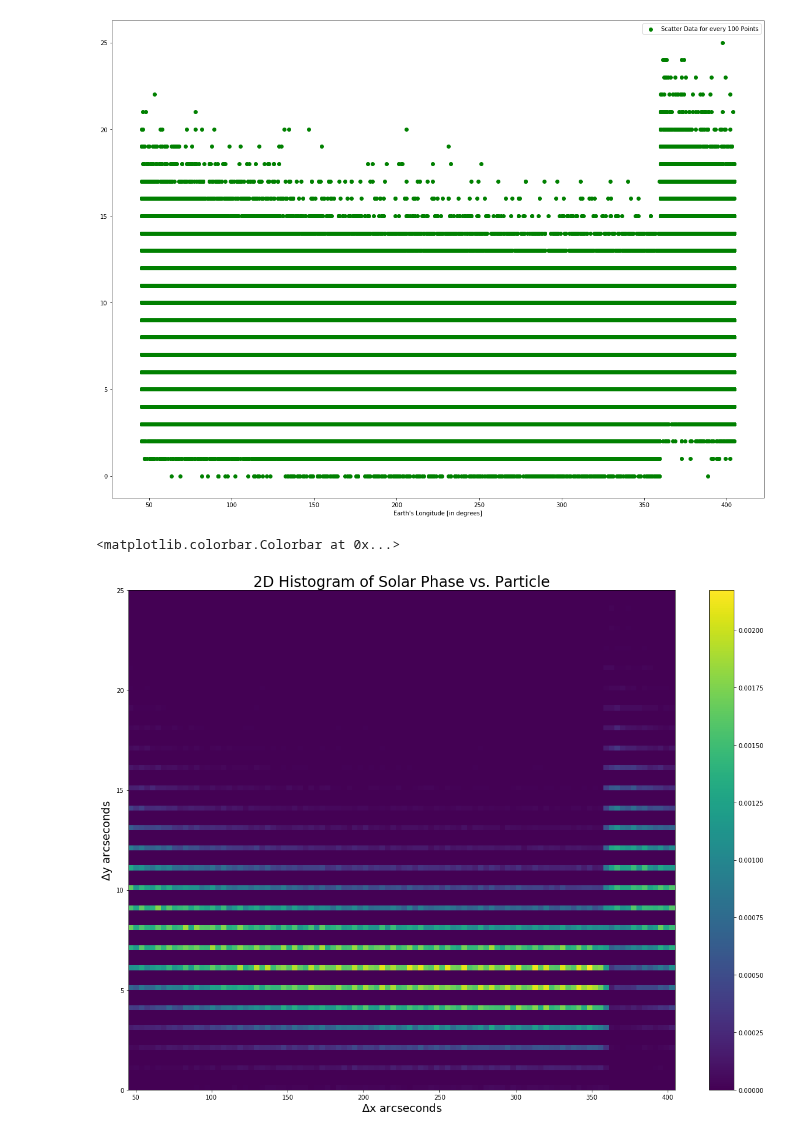
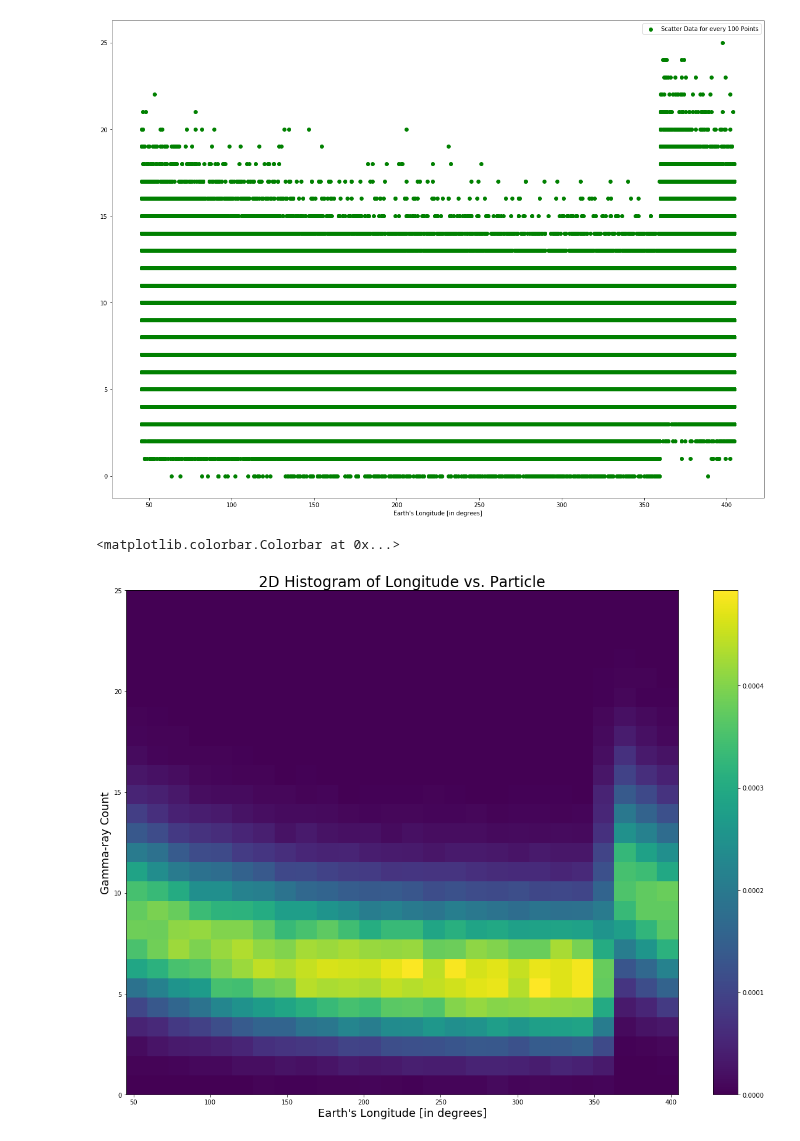
Before and after one commit to jbc1216/434-Portfolio, a Jupyter notebook: FinchCarr_Lab04.ipynb, the cells around one changed output. Drawn from its saved outputs; the diff is of its cells as text; code cells hidden in the pictures.

```diff
--- a/FinchCarr_Lab04.ipynb
+++ b/FinchCarr_Lab04.ipynb
@@ -76,12 +76,12 @@ plt.show()
 # %%
 a = np.vstack((longitude, y1000))
 a.shape
 fig, ax = plt.subplots(1, 1)
-h = ax.hist2d(a[0,:],a[1,:],bins=(100), density=True)
-plt.title("2D Histogram of Solar Phase vs. Particle", fontsize = 24)
-plt.ylabel("$\Delta$y arcseconds", fontsize = 18)
-plt.xlabel("$\Delta$x arcseconds", fontsize = 18)
+h = ax.hist2d(a[0,:],a[1,:],bins=(26), density=True)
+plt.title("2D Histogram of Longitude vs. Particle", fontsize = 24)
+plt.ylabel("Gamma-ray Count", fontsize = 18)
+plt.xlabel("Earth's Longitude [in degrees]", fontsize = 18)
 plt.colorbar(h[3], ax=ax)
 # %% [output]
 <matplotlib.colorbar.Colorbar at 0x...>
-[figure, old version]
+[figure, new version]
```
Also changed, not shown: parts of 16 cells of this notebook, 1 other file.
